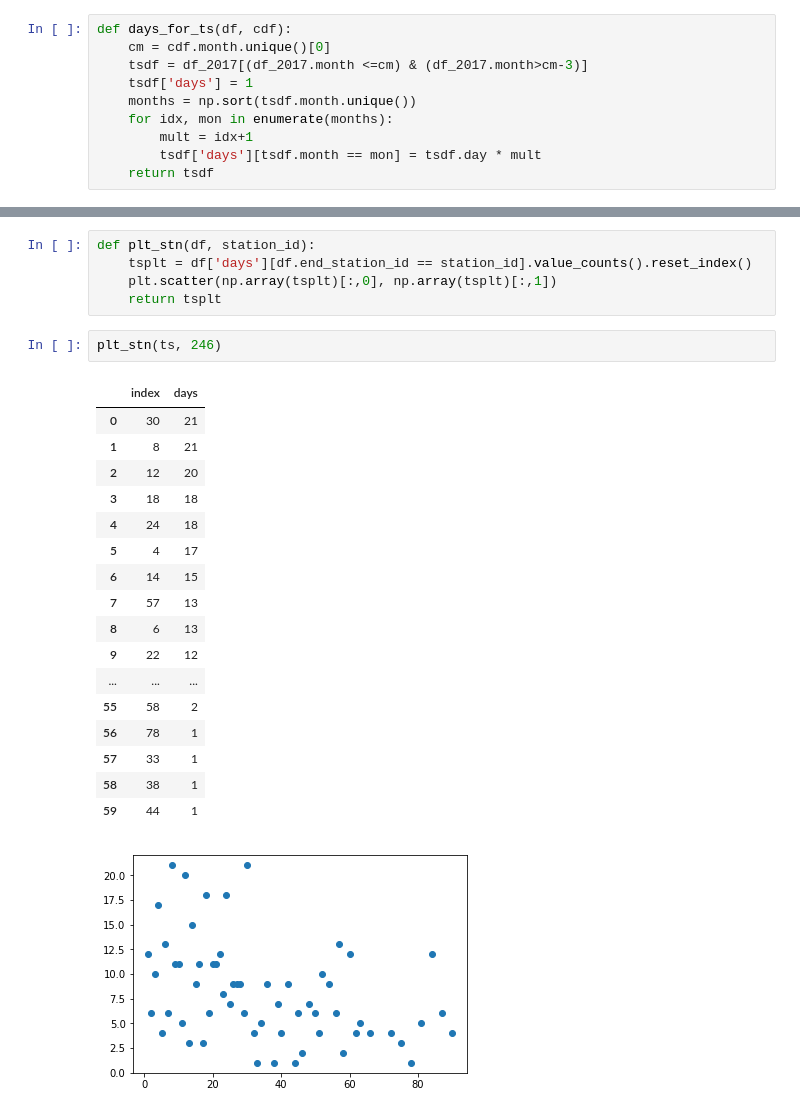
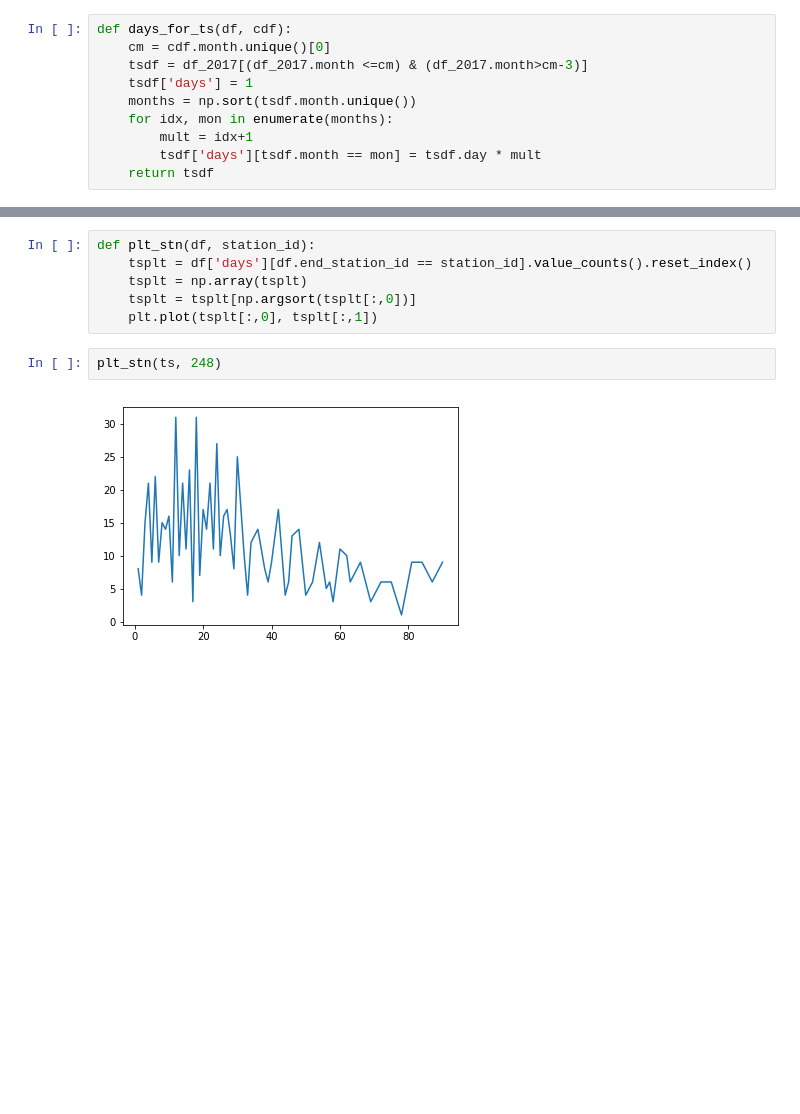
Before and after one commit to david-yang2/Capstone_Project, a Jupyter notebook: new_stations.ipynb, the cells around one changed output, grey strips where cells are left out. Saved outputs shown, nothing was run; the diff lists cells and outputs as text; blank space fills up the shorter version.

Commit message:
updated plot for stations

```diff
--- a/new_stations.ipynb
+++ b/new_stations.ipynb
@@ -325,26 +244,10 @@ Name: days, dtype: int64
 # %%
 def plt_stn(df, station_id):
     tsplt = df['days'][df.end_station_id == station_id].value_counts().reset_index()
-    plt.scatter(np.array(tsplt)[:,0], np.array(tsplt)[:,1])
-    return tsplt
+    tsplt = np.array(tsplt)
+    tsplt = tsplt[np.argsort(tsplt[:,0])]
+    plt.plot(tsplt[:,0], tsplt[:,1])
 # %%
-plt_stn(ts, 246)
+plt_stn(ts, 248)
 # %% [output]
-|  | index | days |
-| 0 | 30 | 21 |
-| 1 | 8 | 21 |
-| 2 | 12 | 20 |
-| 3 | 18 | 18 |
-| 4 | 24 | 18 |
-| 5 | 4 | 17 |
-| 6 | 14 | 15 |
-| 7 | 57 | 13 |
-| 8 | 6 | 13 |
-| 9 | 22 | 12 |
-| ... | ... | ... |
-| 55 | 58 | 2 |
-| 56 | 78 | 1 |
-| 57 | 33 | 1 |
-| 58 | 38 | 1 |
-| 59 | 44 | 1 |
-[figure, old version]
+[figure, new version]
```
Also changed, not shown: parts of 23 cells of this notebook.
